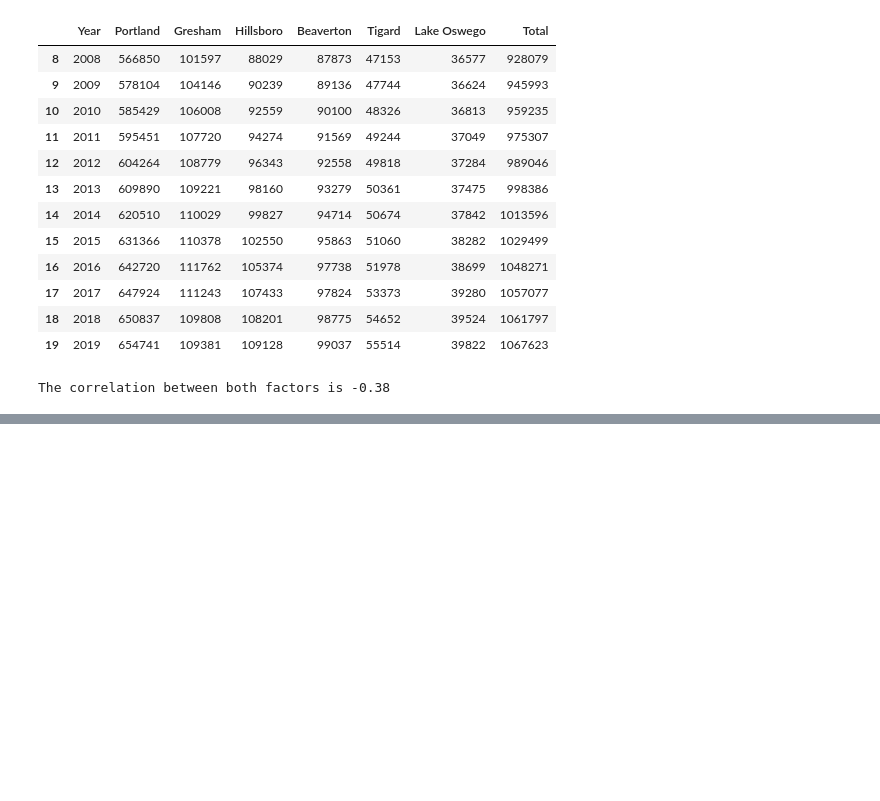
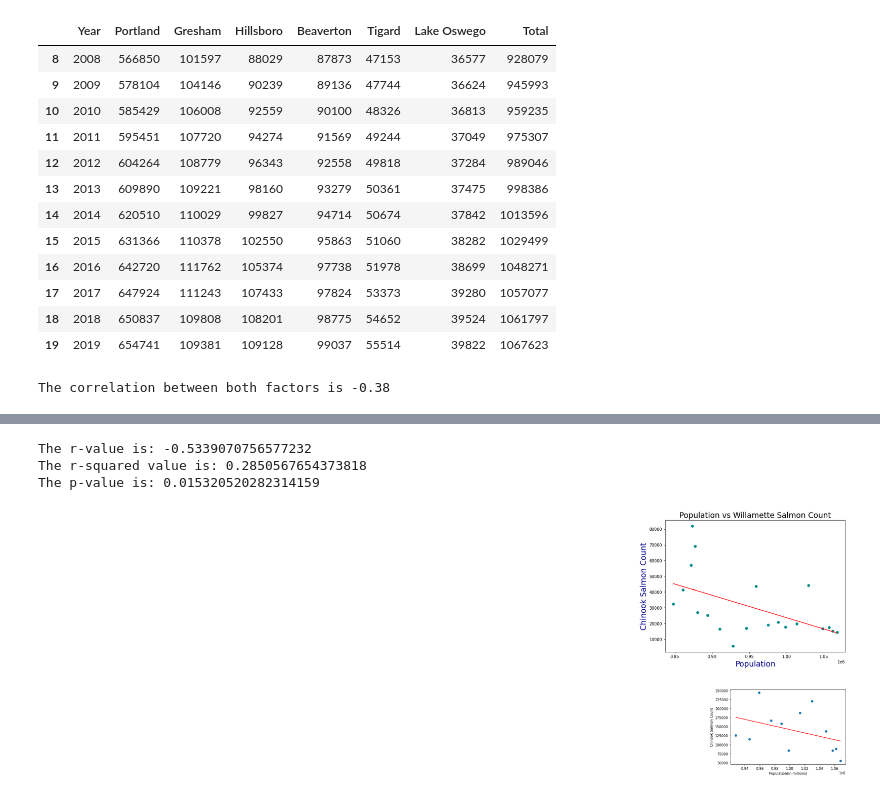
Before and after one commit to jayhjman/bootcamp-project1, a Jupyter notebook: Population_data.ipynb, the cells around one changed output, grey strips where cells are left out. Drawn from its saved outputs; the diff is of its cells as text; code cells hidden in the pictures; blank space fills up the shorter version.

```diff
--- a/Population_data.ipynb
+++ b/Population_data.ipynb
@@ -495,0 +529,43 @@ print(f"The correlation between both factors is {round(correlation[0],2)}")
+# %%
+# Plot Portland Metro population vs Willamette salmon count
+plt.figure(figsize = (8,6))
+x_values = complete_census_df["Total"]
+y_values = willamette_salmon_df["Chinook"]
+
+(slope, intercept, rvalue, pvalue, stderr) = linregress(x_values, y_values)
+regress_values = x_values * slope + intercept
+line_eq = "y = " + str(round(slope,2)) + "x + " + str(round(intercept,2))
+print(f"The r-value is: {rvalue}")
+print(f"The r-squared value is: {rvalue**2}")
+print(f"The p-value is: {pvalue}")
+
+# Using scatter plot, show linear regression line
+plt.scatter(x_values,y_values, color = "darkcyan")
+plt.plot(x_values,regress_values,"r-")
+plt.annotate(line_eq,(10,6),fontsize=15,color="red")
+plt.title('Population vs Willamette Salmon Count', size = 19)
+plt.xlabel('Population',size= 19,  color= "darkblue")
+plt.ylabel('Chinook Salmon Count', size= 19,  color= "darkblue")
+
+
+plt.savefig("Annual_Images/Population vs Willamette Salmon Count")
+plt.show()
+# %% [output]
+The r-value is: -0.5339070756577232
+The r-squared value is: 0.2850567654373818
+The p-value is: 0.015320520282314159
+[figure, added]
+# %%
+x_values = reduced_yr_census["Total"]
+y_values = below_bonneville_df["Chin"]
+(slope, intercept, rvalue, pvalue, stderr) = linregress(x_values, y_values)
+regress_values = x_values * slope + intercept
+line_eq = "y = " + str(round(slope,2)) + "x + " + str(round(intercept,2))
+plt.scatter(x_values,y_values)
+plt.plot(x_values,regress_values,"r-")
+plt.annotate(line_eq,(6,10),fontsize=15,color="red")
+plt.xlabel('Population(in millions)')
+plt.ylabel('Chinook Salmon Count')
+plt.show()
+# %% [output]
+[figure, added]
```
Also changed, not shown: parts of 6 cells of this notebook, 3 other files.
